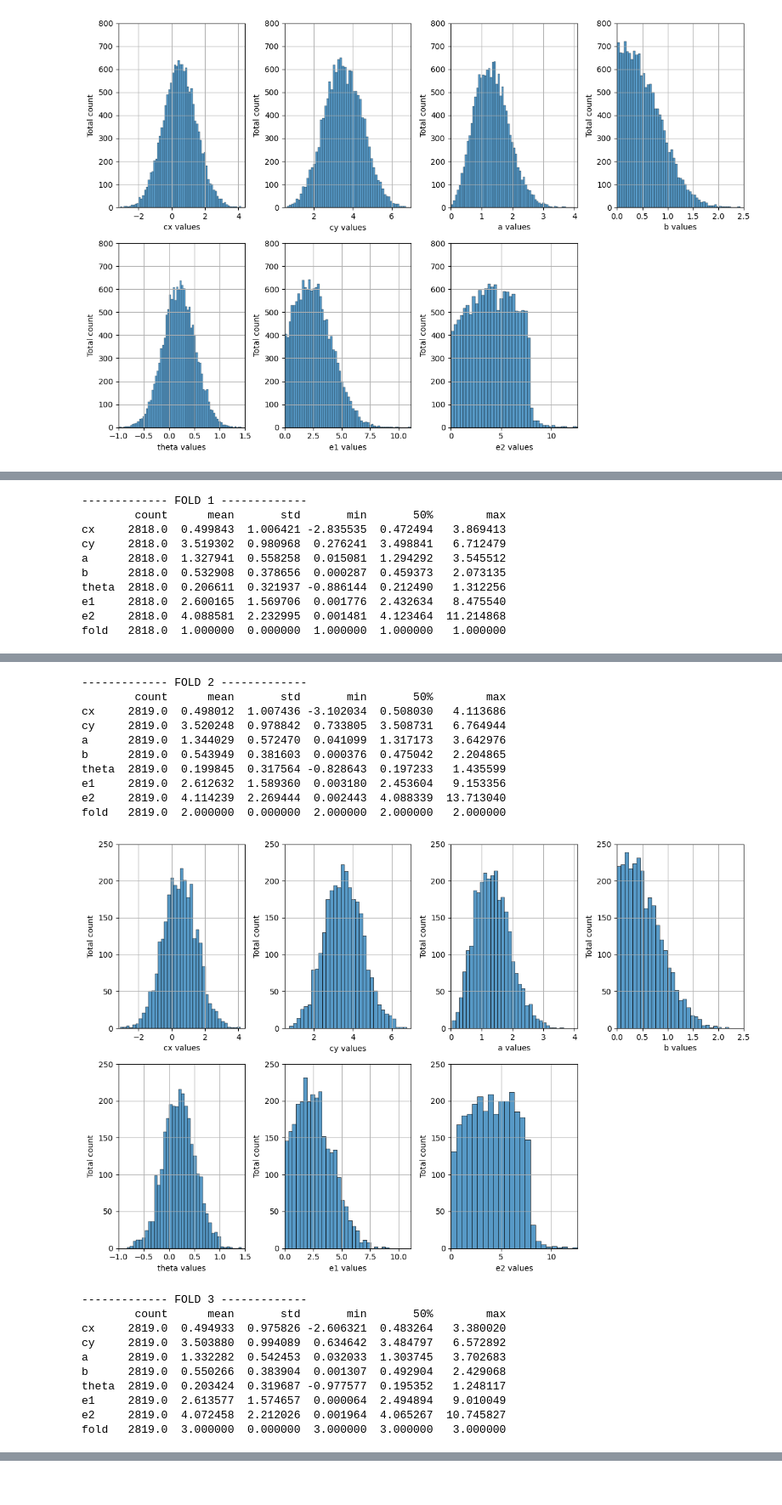
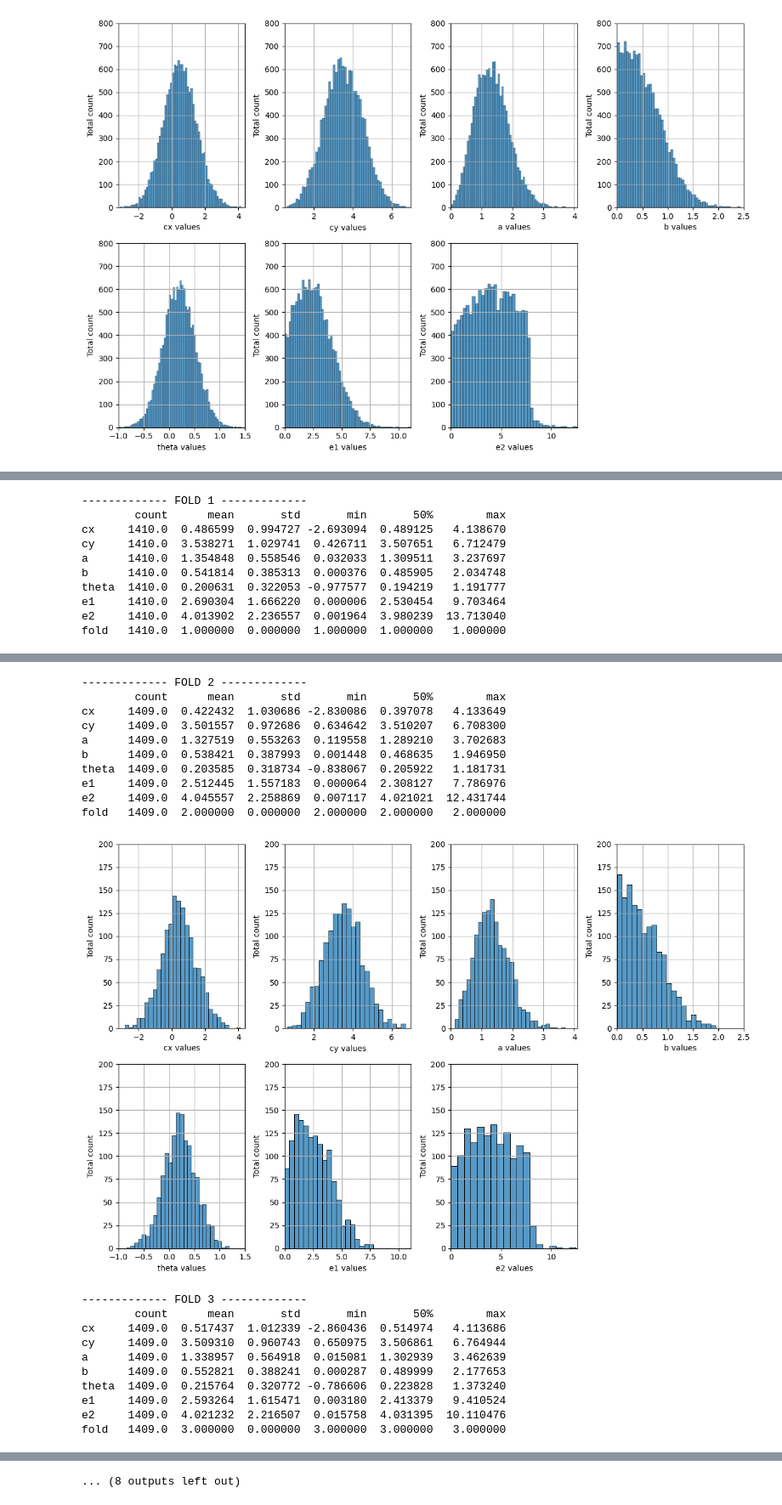
Before and after one commit to adriansanj/Anomaly-detection, a Jupyter notebook: EDA_and_Preprocessing.ipynb, the cells around one changed output, grey strips where cells are left out. Shown at 85% size. Drawn from its saved outputs; the diff is of its cells as text; code cells hidden in the pictures.

```diff
--- a/EDA_and_Preprocessing.ipynb
+++ b/EDA_and_Preprocessing.ipynb
@@ -115,5 +127,6 @@ y = df_parameters.drop(['data_index'], axis=1)
 # %%
-mskf = MultilabelStratifiedKFold(n_splits=5, shuffle = True, random_state=0)
+# We first divide the dataset in 10 splits
+mskf = MultilabelStratifiedKFold(n_splits=10, shuffle = True, random_state=0)
 X.loc[:, 'fold'] = -1
 y.loc[:, 'fold'] = -1
 # %%
@@ -121,14 +134,16 @@ for fold_ , (train_, valid_) in enumerate(mskf.split(X=X, y=y)):
     X.loc[valid_, 'fold'] = fold_
     y.loc[valid_, 'fold'] = fold_
 # %%
+# Visualize each of the 10 splits
+
 show_distribution = True #Set to true to plot distributions
 
-for i in range(5):
+for i in range(10):
   print(f'------------- FOLD {i} -------------')
   params = y[y['fold'] == i]
   print(params.describe().drop(['25%','75%']).transpose())
   if show_distribution:
-    visualize_parameter_distributions(params, 250, file = f"./figures/fold_{i}_distribution.png")
+    visualize_parameter_distributions(params, 200, file = f"./figures/fold_{i}_distribution.png")
 # %% [output]
 ------------- FOLD 0 -------------
         count      mean       std       min       50%        max
@@ -144,10 +159,10 @@ fold   2819.0  0.000000  0.000000  0.000000  0.000000   0.000000
 ------------- FOLD 1 -------------
         count      mean       std       min       50%        max
-cx     2818.0  0.499843  1.006421 -2.835535  0.472494   3.869413
-cy     2818.0  3.519302  0.980968  0.276241  3.498841   6.712479
-a      2818.0  1.327941  0.558258  0.015081  1.294292   3.545512
-b      2818.0  0.532908  0.378656  0.000287  0.459373   2.073135
-theta  2818.0  0.206611  0.321937 -0.886144  0.212490   1.312256
-e1     2818.0  2.600165  1.569706  0.001776  2.432634   8.475540
-e2     2818.0  4.088581  2.232995  0.001481  4.123464  11.214868
-fold   2818.0  1.000000  0.000000  1.000000  1.000000   1.000000
+cx     1410.0  0.486599  0.994727 -2.693094  0.489125   4.138670
+cy     1410.0  3.538271  1.029741  0.426711  3.507651   6.712479
+a      1410.0  1.354848  0.558546  0.032033  1.309511   3.237697
+b      1410.0  0.541814  0.385313  0.000376  0.485905   2.034748
+theta  1410.0  0.200631  0.322053 -0.977577  0.194219   1.191777
+e1     1410.0  2.690304  1.666220  0.000006  2.530454   9.703464
+e2     1410.0  4.013902  2.236557  0.001964  3.980239  13.713040
+fold   1410.0  1.000000  0.000000  1.000000  1.000000   1.000000
@@ -155,21 +170,21 @@ fold   2818.0  1.000000  0.000000  1.000000  1.000000   1.000000
 ------------- FOLD 2 -------------
         count      mean       std       min       50%        max
-cx     2819.0  0.498012  1.007436 -3.102034  0.508030   4.113686
-cy     2819.0  3.520248  0.978842  0.733805  3.508731   6.764944
-a      2819.0  1.344029  0.572470  0.041099  1.317173   3.642976
-b      2819.0  0.543949  0.381603  0.000376  0.475042   2.204865
-theta  2819.0  0.199845  0.317564 -0.828643  0.197233   1.435599
-e1     2819.0  2.612632  1.589360  0.003180  2.453604   9.153356
-e2     2819.0  4.114239  2.269444  0.002443  4.088339  13.713040
-fold   2819.0  2.000000  0.000000  2.000000  2.000000   2.000000
+cx     1409.0  0.422432  1.030686 -2.830086  0.397078   4.133649
+cy     1409.0  3.501557  0.972686  0.634642  3.510207   6.708300
+a      1409.0  1.327519  0.553263  0.119558  1.289210   3.702683
+b      1409.0  0.538421  0.387993  0.001448  0.468635   1.946950
+theta  1409.0  0.203585  0.318734 -0.838067  0.205922   1.181731
+e1     1409.0  2.512445  1.557183  0.000064  2.308127   7.786976
+e2     1409.0  4.045557  2.258869  0.007117  4.021021  12.431744
+fold   1409.0  2.000000  0.000000  2.000000  2.000000   2.000000
-[figure, old version]
+[figure, new version]
 ------------- FOLD 3 -------------
         count      mean       std       min       50%        max
-cx     2819.0  0.494933  0.975826 -2.606321  0.483264   3.380020
-cy     2819.0  3.503880  0.994089  0.634642  3.484797   6.572892
-a      2819.0  1.332282  0.542453  0.032033  1.303745   3.702683
-b      2819.0  0.550266  0.383904  0.001307  0.492904   2.429068
-theta  2819.0  0.203424  0.319687 -0.977577  0.195352   1.248117
-e1     2819.0  2.613577  1.574657  0.000064  2.494894   9.010049
-e2     2819.0  4.072458  2.212026  0.001964  4.065267  10.745827
-fold   2819.0  3.000000  0.000000  3.000000  3.000000   3.000000
+cx     1409.0  0.517437  1.012339 -2.860436  0.514974   4.113686
+cy     1409.0  3.509310  0.960743  0.650975  3.506861   6.764944
+a      1409.0  1.338957  0.564918  0.015081  1.302939   3.462639
+b      1409.0  0.552821  0.388241  0.000287  0.489999   2.177653
+theta  1409.0  0.215764  0.320772 -0.786606  0.223828   1.373240
+e1     1409.0  2.593264  1.615471  0.003180  2.413379   9.410524
+e2     1409.0  4.021232  2.216507  0.015758  4.031395  10.110476
+fold   1409.0  3.000000  0.000000  3.000000  3.000000   3.000000
@@ -188 +214,2 @@ fold   2819.0  4.000000  0.000000  4.000000  4.000000   4.000000
+... (8 outputs left out)
 # %%
```
Also changed, not shown: parts of 15 cells of this notebook.
